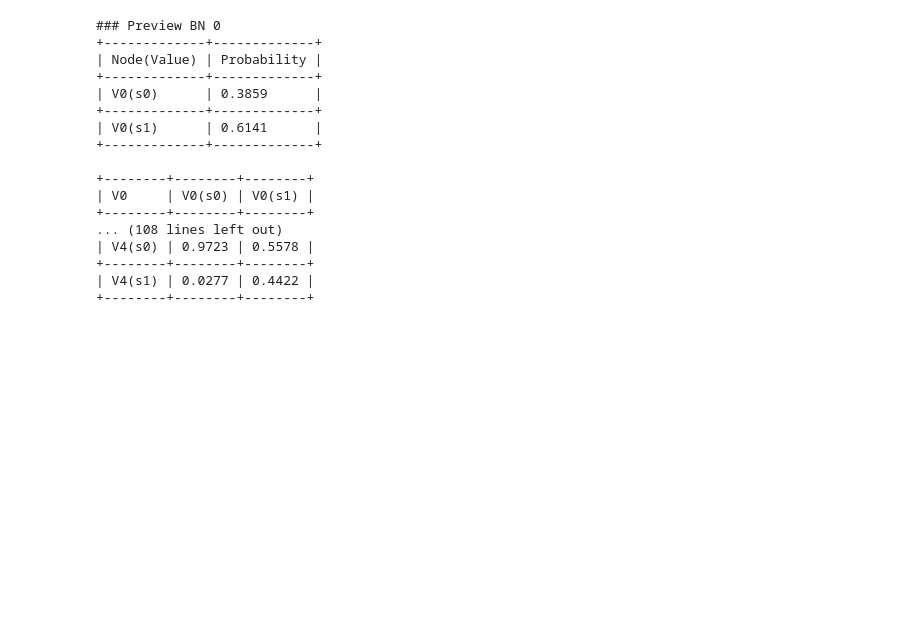
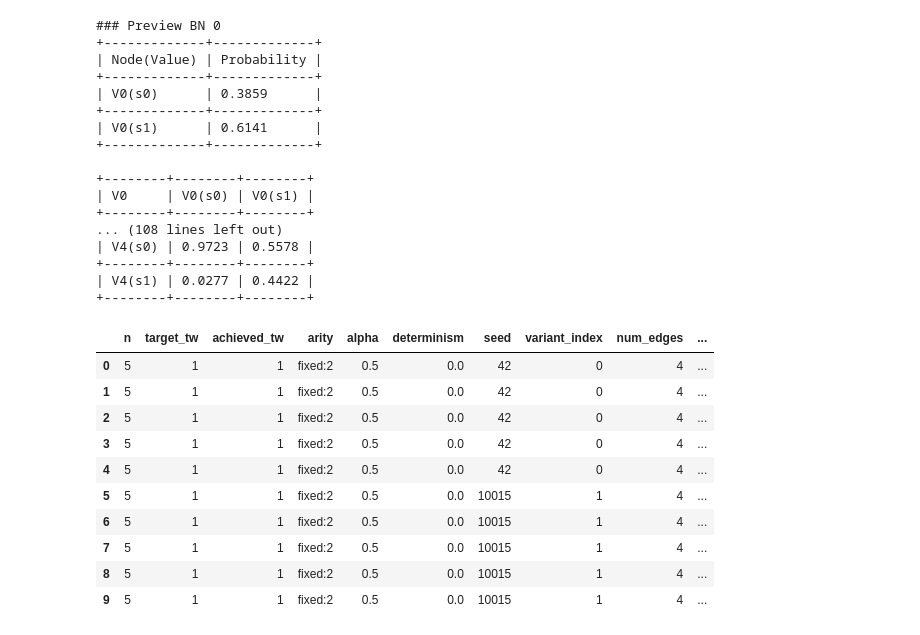
Before and after one commit to ferjorosa/probabilistic-reasoning-llms, a Jupyter notebook: notebooks/graph_generation/BN_generation_sweep.ipynb, the cells around one changed output. Cells and saved outputs as stored; diff of their text form; code cells hidden in the pictures; blank space fills up the shorter version.

Commit message:
add bn and query generation on top of random dag creation

```diff
--- a/notebooks/graph_generation/BN_generation_sweep.ipynb
+++ b/notebooks/graph_generation/BN_generation_sweep.ipynb
@@ -169,3 +169,85 @@ for i, bn in enumerate(preview_samples[:3]):
 +--------+--------+--------+
 | V4(s1) | 0.0277 | 0.4422 |
 +--------+--------+--------+
+# %%
+
+# For each Bayesian network, generate 5 queries using generate_queries, run them, and collect results
+from query_generation import QuerySpec, generate_queries
+from pgmpy.inference import VariableElimination
+
+# Store all queries for later recovery: a list of lists (per BN)
+all_bn_queries = []
+
+query_rows = []
+
+for idx, bn_dict in enumerate(all_bayesian_networks):
+    bn = bn_dict["bn"]
+    # Use a different seed per BN for query generation for reproducibility
+    query_seed = 1000 + idx
+    # Generate 5 queries for this BN
+    queries = generate_queries(
+        bn,
+        num_queries=5,
+        query_node_counts=(1, 2),
+        evidence_counts=(0, 1, 2),
+        distance_buckets=[(1, 1), (2, 3), (1, 3)],
+        seed=query_seed,
+    )
+    all_bn_queries.append(queries)
+    # Get the BN's properties from the main df
+    bn_row = df.iloc[idx].to_dict()
+    for qidx, query in enumerate(queries):
+        # Prepare inference
+        infer = VariableElimination(bn)
+        # Query variables and their states
+        query_vars = [v for v, _ in query.targets]
+        query_states = [s for _, s in query.targets]
+        # Evidence dict: variable -> state
+        evidence = query.evidence if query.evidence else None
+
+        # Compute probability
+        try:
+            # pgmpy: query returns a factor, we need to index into the right assignment
+            result = infer.query(variables=query_vars, evidence=evidence, show_progress=False)
+            # result is a DiscreteFactor, get the probability for the assignment
+            # The order of query_vars matches the order of query_states
+            assignment = dict(zip(query_vars, query_states))
+            prob = result.get_value(**assignment)
+        except Exception as e:
+            prob = None
+
+        # Collect all info for the table, merging BN and query properties
+        row = dict(bn_row)  # copy BN properties
+        row.update({
+            "bn_index": idx,
+            "query_index": qidx,
+            "query_vars": str(query_vars),
+            "query_states": str(query_states),
+            "evidence": str(query.evidence),
+            "distance": query.meta.get("min_target_evidence_distance"),
+            "num_evidence": query.meta.get("num_evidence_nodes"),
+            "probability": prob,
+        })
+        query_rows.append(row)
+
+# Convert to DataFrame and display
+full_df = pd.DataFrame(query_rows)
+display(full_df.head(10))
+print(f"Total queries: {len(full_df)}")
+
+# Optionally, save the full query+BN dataframe
+out_query_csv = repo_root / 'notebooks' / 'graph_generation' / 'bn_generation_sweep_queries.csv'
+full_df.to_csv(out_query_csv, index=False)
+print('Saved query+BN results to', out_query_csv)
+# %% [output]
+|  | n | target_tw | achieved_tw | arity | alpha | determinism | seed | variant_index | num_edges | ... |
+| 0 | 5 | 1 | 1 | fixed:2 | 0.5 | 0.0 | 42 | 0 | 4 | ... |
+| 1 | 5 | 1 | 1 | fixed:2 | 0.5 | 0.0 | 42 | 0 | 4 | ... |
+| 2 | 5 | 1 | 1 | fixed:2 | 0.5 | 0.0 | 42 | 0 | 4 | ... |
+| 3 | 5 | 1 | 1 | fixed:2 | 0.5 | 0.0 | 42 | 0 | 4 | ... |
+| 4 | 5 | 1 | 1 | fixed:2 | 0.5 | 0.0 | 42 | 0 | 4 | ... |
+| 5 | 5 | 1 | 1 | fixed:2 | 0.5 | 0.0 | 10015 | 1 | 4 | ... |
+| 6 | 5 | 1 | 1 | fixed:2 | 0.5 | 0.0 | 10015 | 1 | 4 | ... |
+| 7 | 5 | 1 | 1 | fixed:2 | 0.5 | 0.0 | 10015 | 1 | 4 | ... |
+| 8 | 5 | 1 | 1 | fixed:2 | 0.5 | 0.0 | 10015 | 1 | 4 | ... |
+| 9 | 5 | 1 | 1 | fixed:2 | 0.5 | 0.0 | 10015 | 1 | 4 | ... |
```
Also changed, not shown: parts of 2 cells of this notebook.
